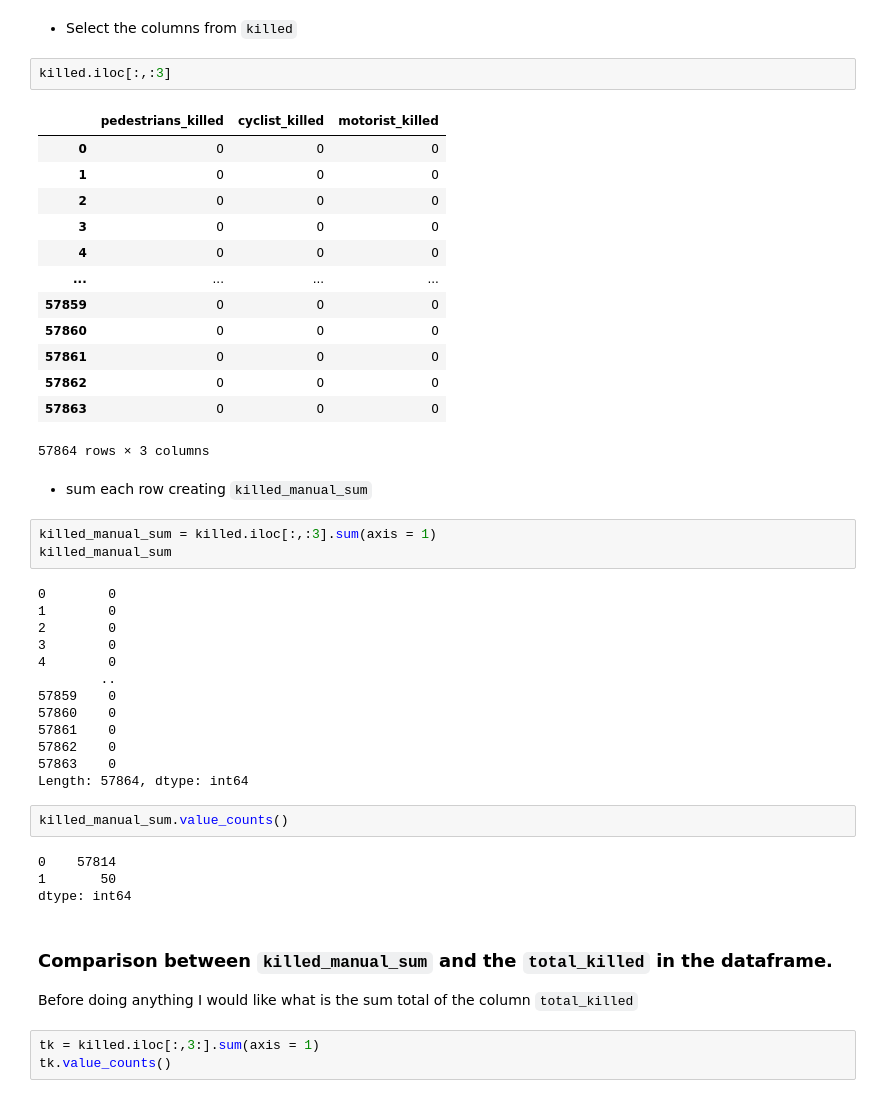
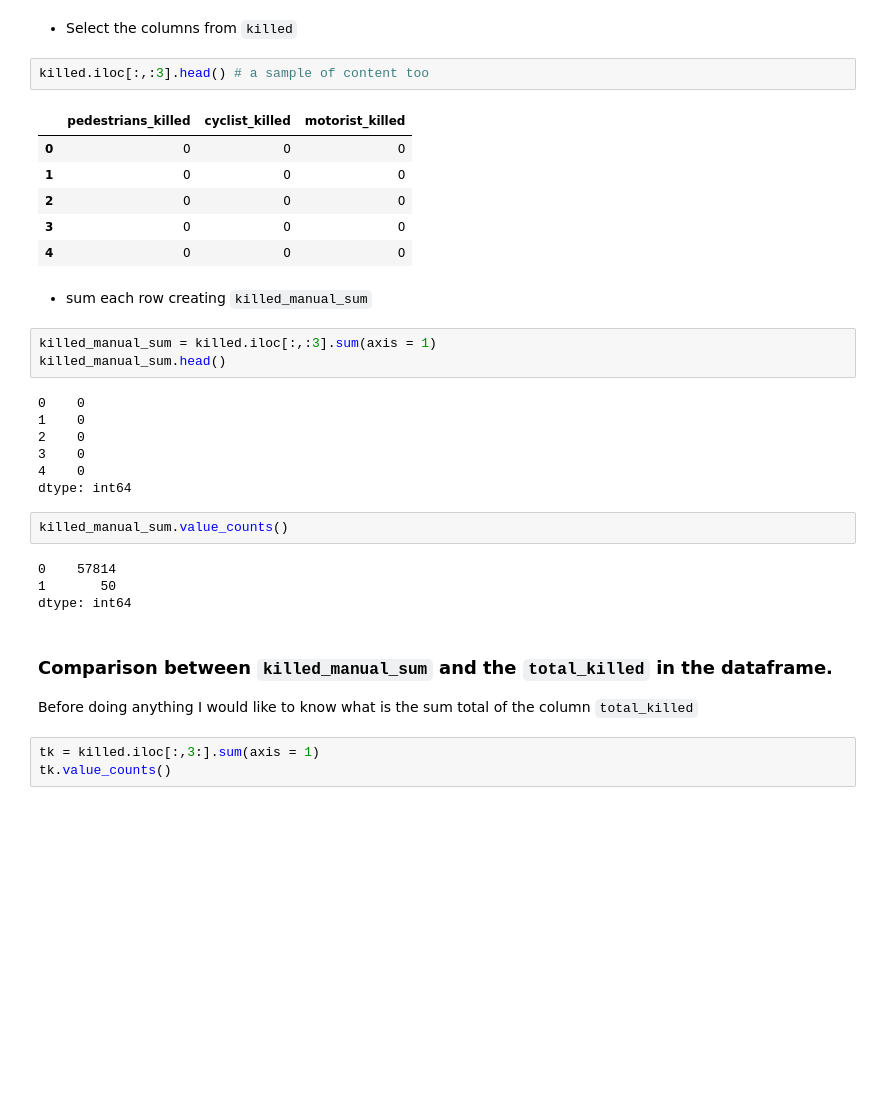
Before and after one commit to albertjimrod/data-projects, a Jupyter notebook: 03_Data_Cleaning/Working_Missing_Data/Working with Missing Data.ipynb, the cells around one changed output. Drawn from its saved outputs; the diff is of its cells as text; blank space fills up the shorter version.

```diff
--- a/03_Data_Cleaning/Working_Missing_Data/Working with Missing Data.ipynb
+++ b/03_Data_Cleaning/Working_Missing_Data/Working with Missing Data.ipynb
@@ -244,39 +237,26 @@ killed
 # %% [markdown]
 - Select the columns from `killed`
 # %%
-killed.iloc[:,:3]
+killed.iloc[:,:3].head() # a sample of content too
 # %% [output]
 |  | pedestrians_killed | cyclist_killed | motorist_killed |
 | 0 | 0 | 0 | 0 |
 | 1 | 0 | 0 | 0 |
 | 2 | 0 | 0 | 0 |
 | 3 | 0 | 0 | 0 |
 | 4 | 0 | 0 | 0 |
-| ... | ... | ... | ... |
-| 57859 | 0 | 0 | 0 |
-| 57860 | 0 | 0 | 0 |
-| 57861 | 0 | 0 | 0 |
-| 57862 | 0 | 0 | 0 |
-| 57863 | 0 | 0 | 0 |
-57864 rows × 3 columns
 # %% [markdown]
 - sum each row creating `killed_manual_sum`
 # %%
 killed_manual_sum = killed.iloc[:,:3].sum(axis = 1)
-killed_manual_sum
+killed_manual_sum.head()
 # %% [output]
-0        0
-1        0
-2        0
-3        0
-4        0
-        ..
-57859    0
-57860    0
-57861    0
-57862    0
-57863    0
-Length: 57864, dtype: int64
+0    0
+1    0
+2    0
+3    0
+4    0
+dtype: int64
 # %%
 killed_manual_sum.value_counts()
 # %% [output]
@@ -286,7 +266,7 @@ dtype: int64
 # %% [markdown]
 ### Comparison between `killed_manual_sum` and the `total_killed` in the dataframe.
 
-Before doing anything I would like what is the sum total of the column `total_killed`
+Before doing anything I would like to know what is the sum total of the column `total_killed`
 # %%
 tk = killed.iloc[:,3:].sum(axis = 1)
 tk.value_counts()
```
Also changed, not shown: parts of 43 cells of this notebook.
